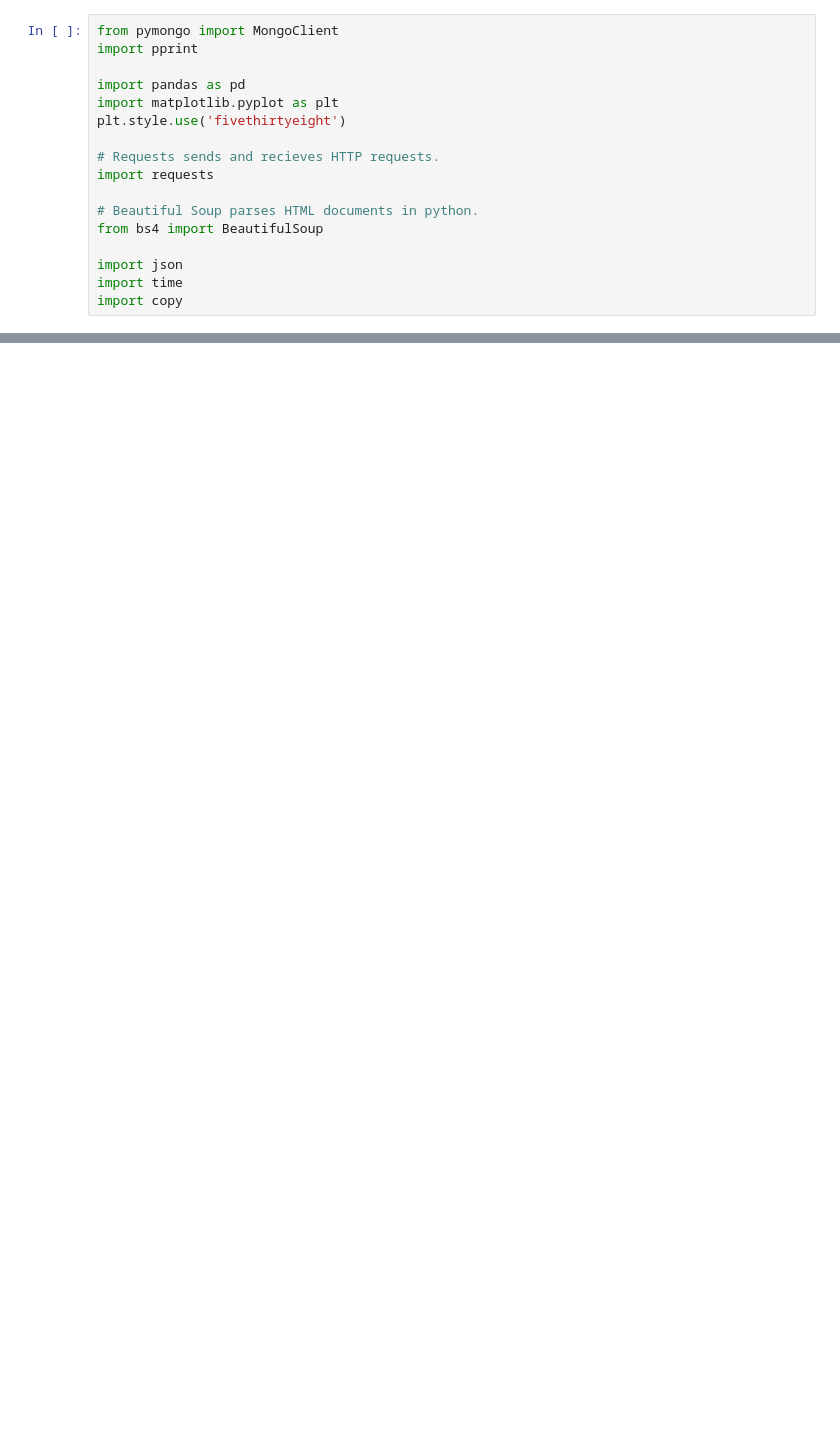
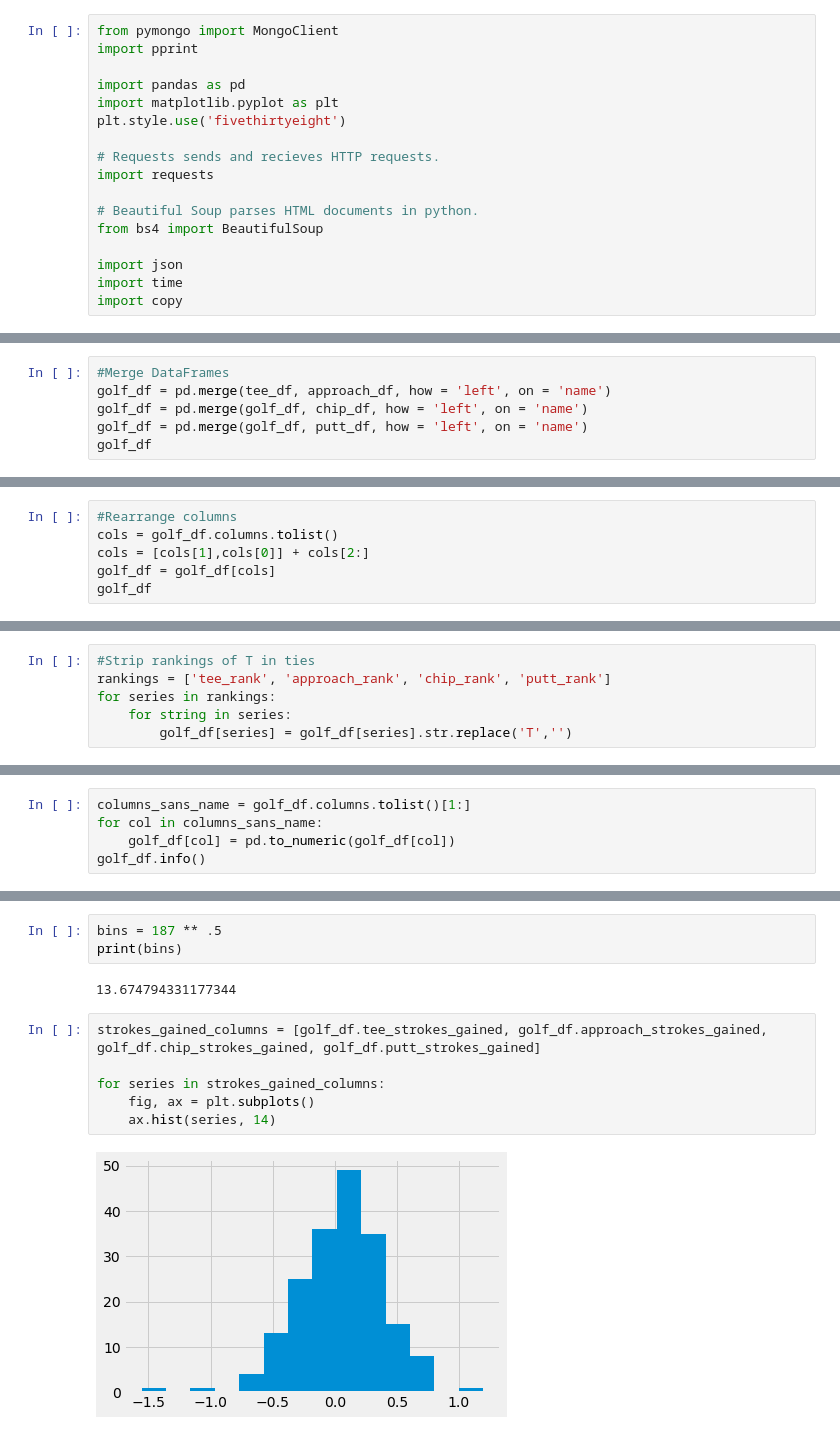
Before and after one commit to qnchenry-q/PGA-EDA, a Jupyter notebook: Scraper.ipynb, the cells around one changed output, grey strips where cells are left out. Drawn from its saved outputs; the diff is of its cells as text; blank space fills up the shorter version.

Commit message:
final cleaned dataframe, histograms

```diff
--- a/Scraper.ipynb
+++ b/Scraper.ipynb
@@ -78,0 +476,6 @@ client.list_database_names()
+# %%
+#Merge DataFrames
+golf_df = pd.merge(tee_df, approach_df, how = 'left', on = 'name')
+golf_df = pd.merge(golf_df, chip_df, how = 'left', on = 'name')
+golf_df = pd.merge(golf_df, putt_df, how = 'left', on = 'name')
+golf_df
@@ -78,0 +496,6 @@ client.list_database_names()
+# %%
+#Rearrange columns
+cols = golf_df.columns.tolist()
+cols = [cols[1],cols[0]] + cols[2:]
+golf_df = golf_df[cols]
+golf_df
@@ -78,0 +535,6 @@ client.list_database_names()
+# %%
+#Strip rankings of T in ties
+rankings = ['tee_rank', 'approach_rank', 'chip_rank', 'putt_rank']
+for series in rankings:
+    for string in series:
+        golf_df[series] = golf_df[series].str.replace('T','')
@@ -78,0 +557,5 @@ client.list_database_names()
+# %%
+columns_sans_name = golf_df.columns.tolist()[1:]
+for col in columns_sans_name:
+    golf_df[col] = pd.to_numeric(golf_df[col])
+golf_df.info()
@@ -78,0 +579,13 @@ client.list_database_names()
+# %%
+bins = 187 ** .5
+print(bins)
+# %% [output]
+13.674794331177344
+# %%
+strokes_gained_columns = [golf_df.tee_strokes_gained, golf_df.approach_strokes_gained, golf_df.chip_strokes_gained, golf_df.putt_strokes_gained]
+
+for series in strokes_gained_columns:
+    fig, ax = plt.subplots()
+    ax.hist(series, 14)
+# %% [output]
+[figure, added]
```
Also changed, not shown: parts of 34 cells of this notebook.
